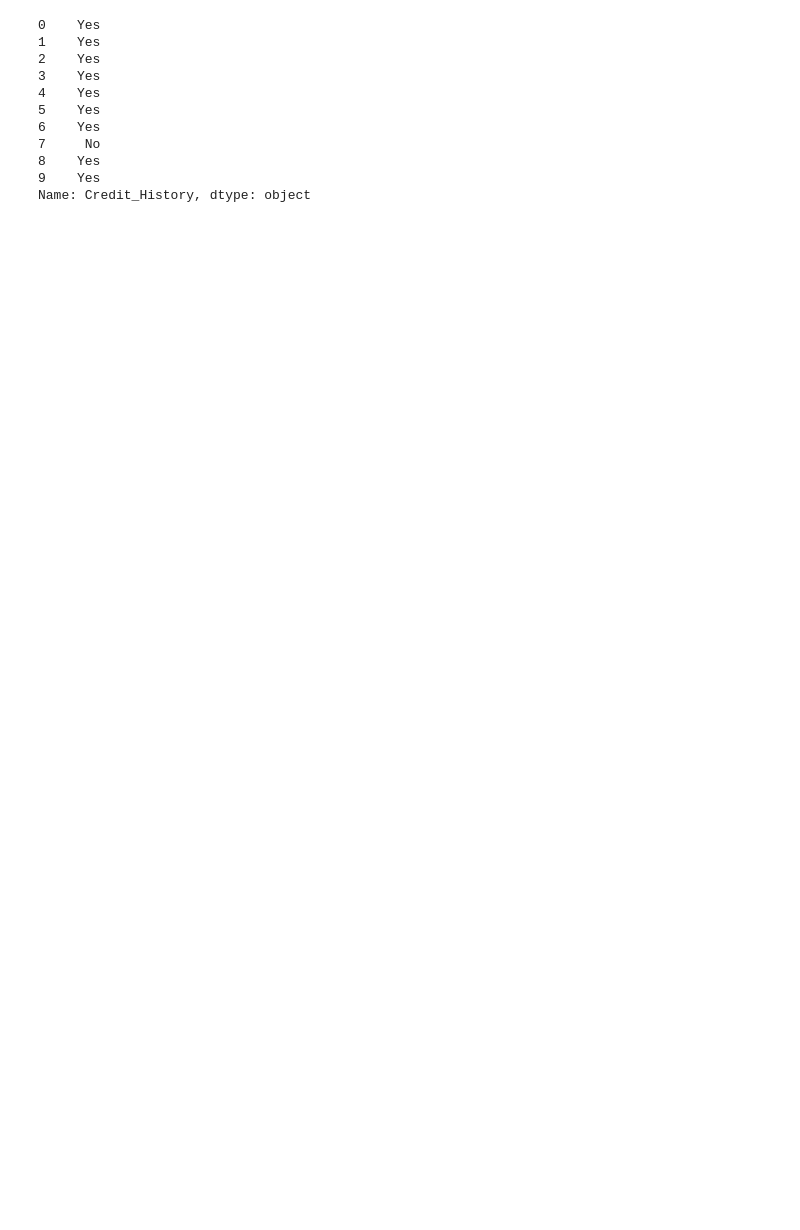
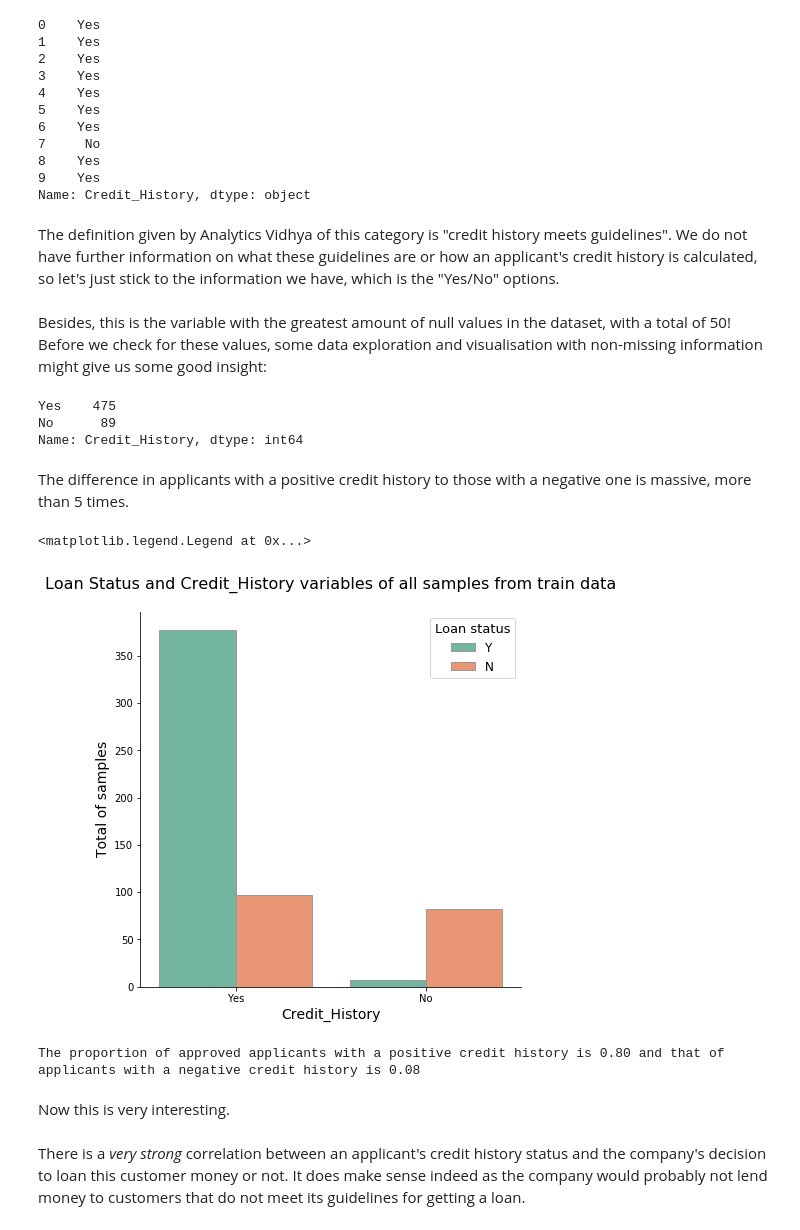
Before and after one commit to Buidex/loan_prediction_AnalyticsVidhya, a Jupyter notebook: Loan Prediction III - Analytics Vidhya.ipynb, the cells around one changed output. Cells and saved outputs as stored; diff of their text form; code cells hidden in the pictures; blank space fills up the shorter version.

Commit message:
Add files via upload
Add analysis of 'Credit_History' variable

```diff
--- a/Loan Prediction III - Analytics Vidhya.ipynb
+++ b/Loan Prediction III - Analytics Vidhya.ipynb
@@ -603,3 +603,47 @@ train['Credit_History'].head(10)
 8    Yes
 9    Yes
 Name: Credit_History, dtype: object
+# %% [markdown]
+The definition given by Analytics Vidhya of this category is "credit history meets guidelines". We do not have further information on what these guidelines are or how an applicant's credit history is calculated, so let's just stick to the information we have, which is the "Yes/No" options.
+# %% [markdown]
+Besides, this is the variable with the greatest amount of null values in the dataset, with a total of 50! Before we check for these values, some data exploration and visualisation with non-missing information might give us some good insight:
+# %%
+train.Credit_History.value_counts()
+# %% [output]
+Yes    475
+No      89
+Name: Credit_History, dtype: int64
+# %% [markdown]
+The difference in applicants with a positive credit history to those with a negative one is massive, more than 5 times.
+# %%
+# Grouped barplot correlating Credit_History and Loan_Status
+
+loan_status_credit_history_count = sns.catplot(x='Credit_History', hue='Loan_Status', kind="count",
+                                            palette="Set2", edgecolor=".6", height=6,
+                                            legend=False, data=train);
+
+# Set the labels for the x and y axis, the legend and the title
+plt.title("Loan Status and Credit_History variables of all samples from train data\n", fontsize=16)
+loan_status_credit_history_count.set_xlabels('Credit_History', fontsize=14)
+loan_status_credit_history_count.set_ylabels('Total of samples', fontsize=14)
+plt.legend(title='Loan status', fontsize=12,title_fontsize=13)
+# %% [output]
+<matplotlib.legend.Legend at 0x...>
+[figure, added]
+# %%
+positive_credit_history_approved = train[(train.Credit_History == 'Yes') &  (train.Loan_Status == 'Y')]
+positive_credit_history_denied = train[(train.Credit_History == 'Yes') &  (train.Loan_Status == 'N')]
+negative_credit_history_approved = train[(train.Credit_History == 'No') &  (train.Loan_Status == 'Y')]
+negative_credit_history_denied = train[(train.Credit_History == 'No') &  (train.Loan_Status == 'N')]
+
+positive_credit_history_rate = (len(positive_credit_history_approved.index) / (len(positive_credit_history_approved.index) + len(positive_credit_history_denied.index)))
+negative_credit_history_rate = (len(negative_credit_history_approved.index) / (len(negative_credit_history_approved.index) + len(negative_credit_history_denied.index)))
+
+print('The proportion of approved applicants with a positive credit history is %.2f and that of applicants with a negative credit history is %.2f' % (positive_credit_history_rate, negative_credit_history_rate))
+# %% [output]
+The proportion of approved applicants with a positive credit history is 0.80 and that of applicants with a negative credit history is 0.08
+# %% [markdown]
+Now this is very interesting.
+# %% [markdown]
+There is a _very strong_ correlation between an applicant's credit history status and the company's decision to loan this customer money or not.
+It does make sense indeed as the company would probably not lend money to customers that do not meet its guidelines for getting a loan.
```
Also changed, not shown: parts of 6 cells of this notebook.
